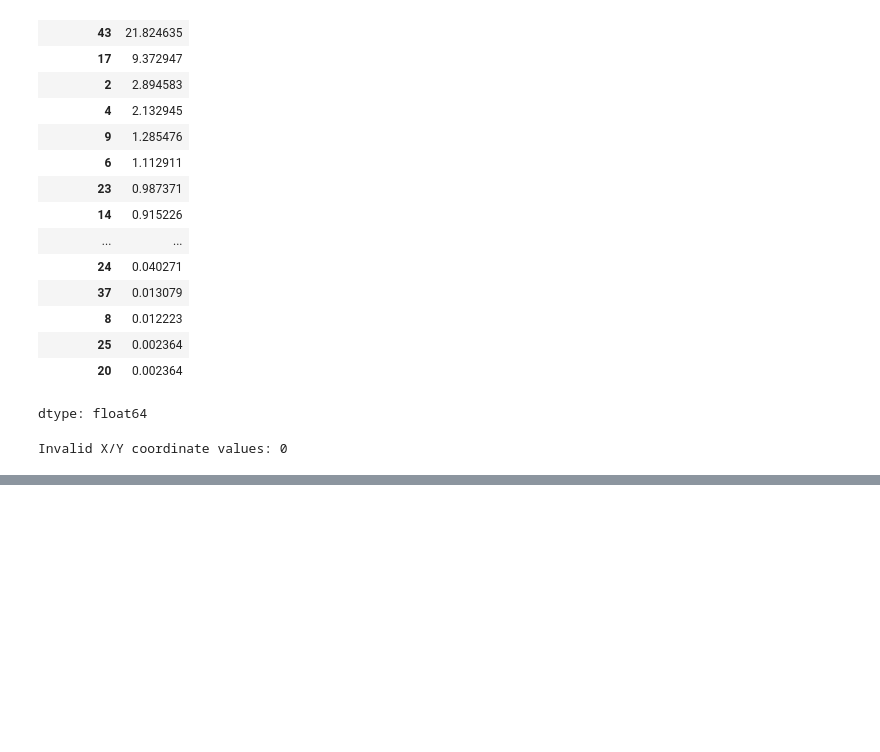
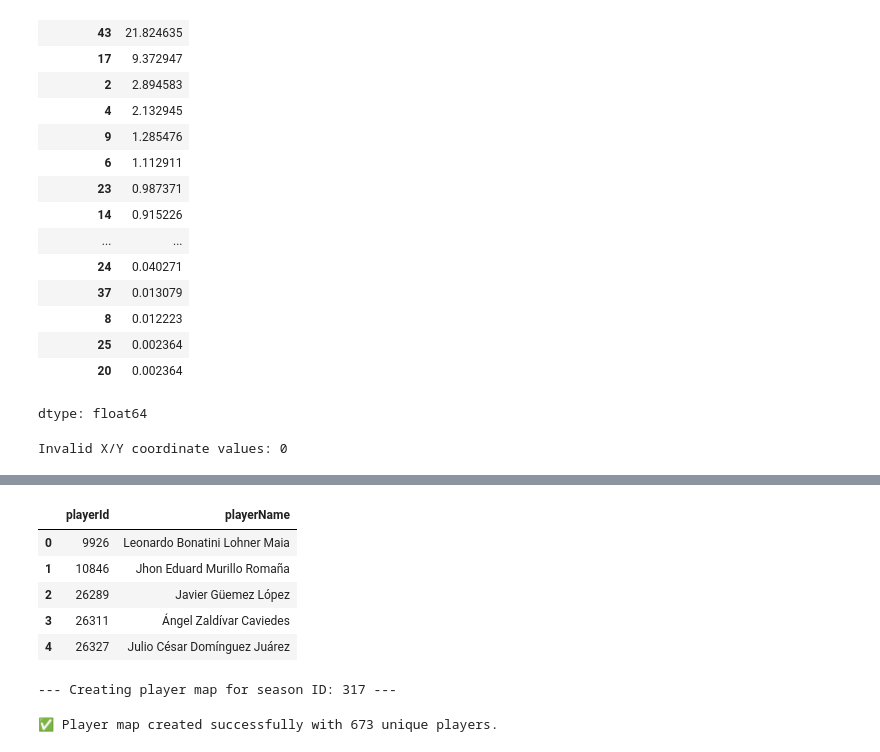
Before and after one commit to SLy-Precision/Player-Detection-and-Team-Performance-Prediction, a Jupyter notebook: 00_Data_Analysis_Extraction_Evaluation_.ipynb, the cells around one changed output, grey strips where cells are left out. Drawn from its saved outputs; the diff is of its cells as text; code cells hidden in the pictures; blank space fills up the shorter version.

```diff
--- a/00_Data_Analysis_Extraction_Evaluation_.ipynb
+++ b/00_Data_Analysis_Extraction_Evaluation_.ipynb
@@ -850,0 +934,14 @@ Invalid X/Y coordinate values: 0
+# %%
+df_jugadores3.head()
+# %% [output]
+|  | playerId | playerName |
+| 0 | 9926 | Leonardo Bonatini Lohner Maia |
+| 1 | 10846 | Jhon Eduard Murillo Romaña |
+| 2 | 26289 | Javier Güemez López |
+| 3 | 26311 | Ángel Zaldívar Caviedes |
+| 4 | 26327 | Julio César Domínguez Juárez |
+# %%
+df_jugadores4 = create_player_map(competition_id=73, season_id=317, creds=creds)
+# %% [output]
+--- Creating player map for season ID: 317 ---
+✅ Player map created successfully with 673 unique players.
```
Also changed, not shown: parts of 20 cells of this notebook.
